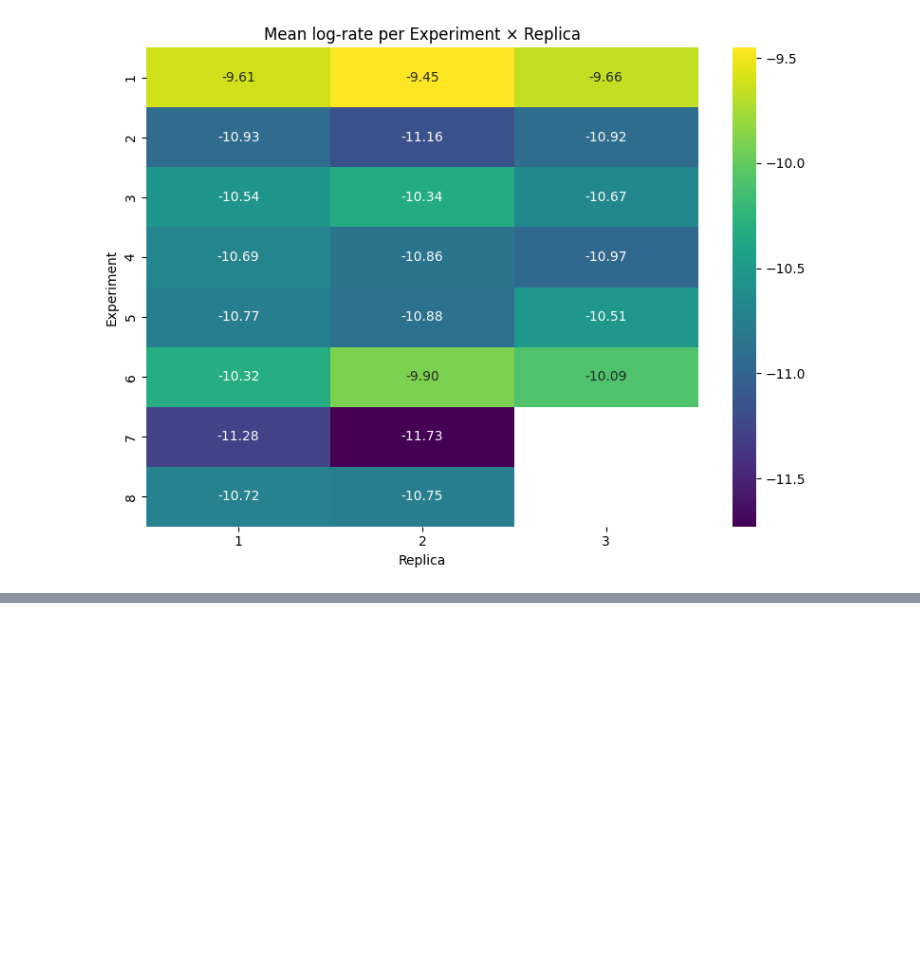
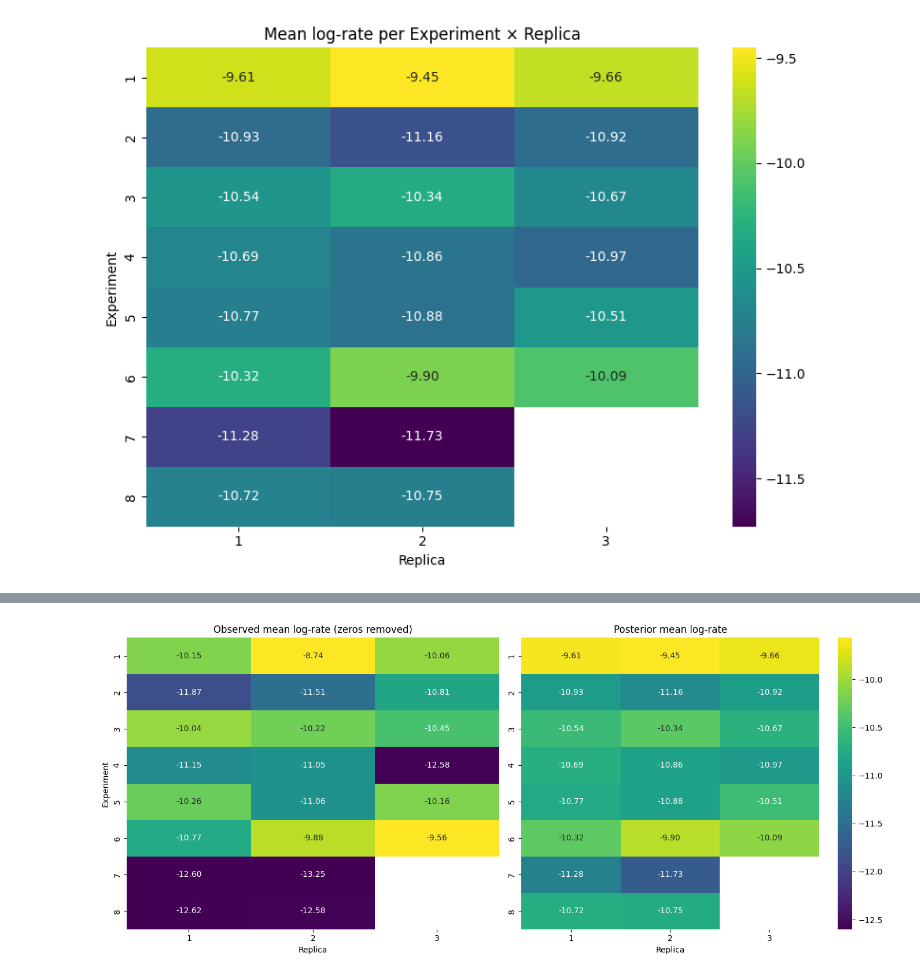
Before and after one commit to ahbagheri01/Progetto_Bayesian_Statistics, a Jupyter notebook: src/jupyter/sara_analyze.ipynb, the cells around one changed output, grey strips where cells are left out. Saved outputs shown, nothing was run; the diff lists cells and outputs as text; code cells hidden in the pictures; blank space fills up the shorter version.

```diff
--- a/src/jupyter/sara_analyze.ipynb
+++ b/src/jupyter/sara_analyze.ipynb
@@ -324,0 +295,80 @@ plt.show()
+# %%
+# -----------------------------
+# 1) OBSERVED heatmap (zeros removed via mask)
+# -----------------------------
+df_obs = pd.DataFrame({
+    "idx_experiment": glm_data["idx_experiment"][mask],
+    "idx_experiment_replica": glm_data["idx_experiment_replica"][mask],
+    "log_rate_obs": log_rate_data
+})
+
+H_obs = (
+    df_obs
+    .groupby(["idx_experiment", "idx_experiment_replica"])["log_rate_obs"]
+    .mean()
+    .unstack()
+)
+
+# -----------------------------
+# 2) POSTERIOR MEAN heatmap
+# -----------------------------
+rate_mean = np.asarray(
+    get_posterior_rate_means(
+        models[("ab_baseline_simple_poi.stan", tuple({}.items()), "X")]["az"],
+        models[("ab_baseline_simple_poi.stan", tuple({}.items()), "X")]["X"],
+        glm_data["idx_experiment"],
+        glm_data["idx_experiment_replica"]
+    )
+)
+
+df_post = pd.DataFrame({
+    "idx_experiment": glm_data["idx_experiment"],
+    "idx_experiment_replica": glm_data["idx_experiment_replica"],
+    "log_rate_post": rate_mean   # (se è già log-rate; se invece è rate, usa np.log(rate_mean))
+})
+
+H_post = (
+    df_post
+    .groupby(["idx_experiment", "idx_experiment_replica"])["log_rate_post"]
+    .mean()
+    .unstack()
+)
+
+# -----------------------------
+# 3) Use SAME color scale for both (ROBUST)
+# -----------------------------
+all_vals = np.concatenate([H_obs.values.ravel(), H_post.values.ravel()])
+all_vals = all_vals[np.isfinite(all_vals)]
+
+vmin = np.percentile(all_vals, 5)
+vmax = np.percentile(all_vals, 95)
+
+# -----------------------------
+# 4) Plot side-by-side with shared colorbar
+# -----------------------------
+fig, axes = plt.subplots(1, 2, figsize=(14, 6))
+
+sns.heatmap(
+    H_obs, ax=axes[0],
+    cmap="viridis", vmin=vmin, vmax=vmax,
+    annot=True, fmt=".2f",
+    cbar=False
+)
+axes[0].set_title("Observed mean log-rate (zeros removed)")
+axes[0].set_xlabel("Replica")
+axes[0].set_ylabel("Experiment")
+
+sns.heatmap(
+    H_post, ax=axes[1],
+    cmap="viridis", vmin=vmin, vmax=vmax,
+    annot=True, fmt=".2f",
+    cbar=True
+)
+axes[1].set_title("Posterior mean log-rate")
+axes[1].set_xlabel("Replica")
+axes[1].set_ylabel("")
+
+plt.tight_layout()
+plt.show()
+# %% [output]
+[figure, added]
```
Also changed, not shown: parts of 13 cells of this notebook.
